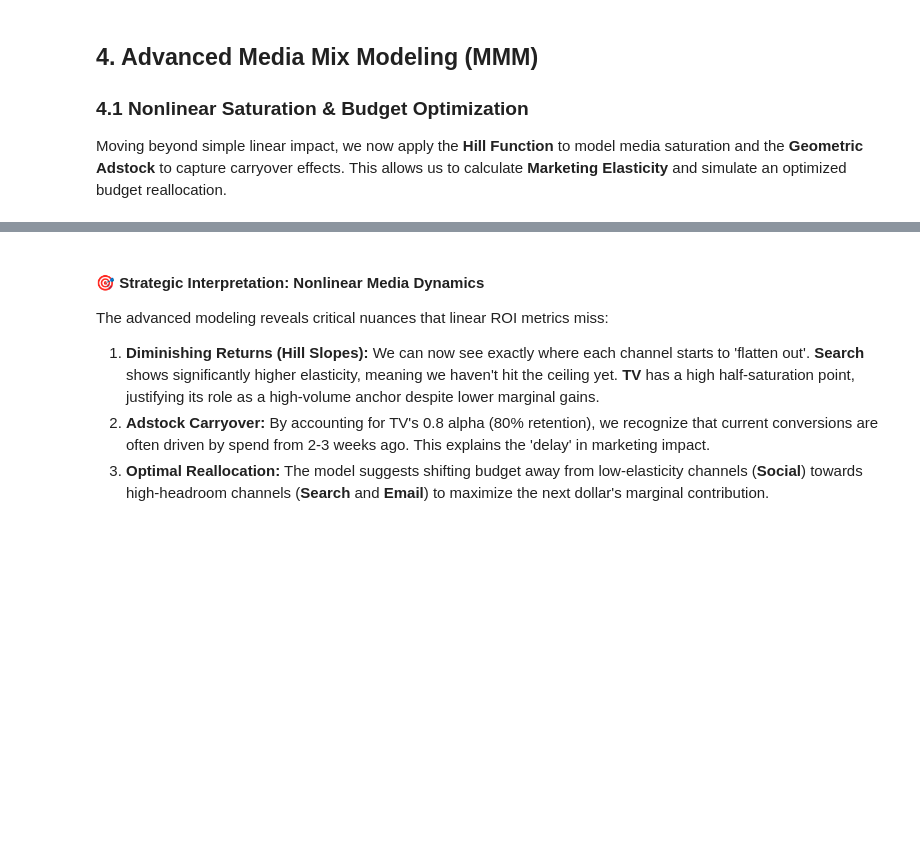
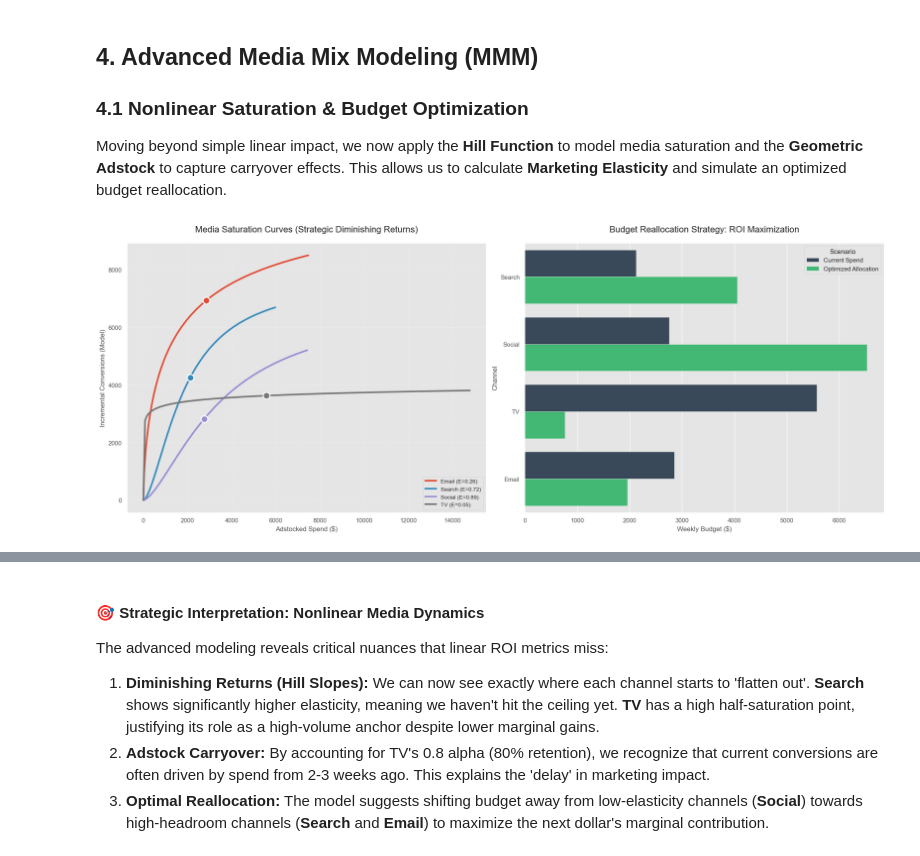
Before and after one commit to ashokaku/Advanced-Analytics-CLV-Media-Mix-Modeling, a Jupyter notebook: kenvue_analytics_master_project1.ipynb, the cells around one changed output, grey strips where cells are left out. Saved outputs shown, nothing was run; the diff lists cells and outputs as text; code cells hidden in the pictures; blank space fills up the shorter version.

```diff
--- a/kenvue_analytics_master_project1.ipynb
+++ b/kenvue_analytics_master_project1.ipynb
@@ -349,80 +359,32 @@ fig, (ax1, ax2) = plt.subplots(1, 2, figsize=(20, 8))
 
 # Subplot A: Hill Function Saturation Curves
 for ch in sorted(channels):
     max_s = df_mmm[df_mmm['channel'] == ch]['spend'].max()
     x_plot = np.linspace(0, max_s * 1.5, 200)
     y_plot = [engine.predict_response(ch, x) for x in x_plot]
 
     line = ax1.plot(x_plot, y_plot, label=f'{ch} (E={elasticities[ch]:.2f})', linewidth=3)
     ax1.scatter(avg_spends[ch], engine.predict_response(ch, avg_spends[ch]),
                 s=150, color=line[0].get_color(), edgecolors='white', linewidth=2, zorder=5)
 
 ax1.set_title('Media Saturation Curves (Strategic Diminishing Returns)', fontsize=16, pad=20)
 ax1.set_xlabel('Adstocked Spend ($)', fontsize=12)
 ax1.set_ylabel('Incremental Conversions (Model)', fontsize=12)
 ax1.legend(loc='lower right', frameon=True, fontsize=10)
 ax1.grid(True, linestyle='--', alpha=0.4)
 
 # Subplot B: Current vs Optimized Budget Allocation
 comp_df = pd.DataFrame({
     'Channel': channels,
     'Current Spend': [avg_spends[ch] for ch in channels],
     'Optimized Allocation': [new_alloc[ch] for ch in channels]
 }).melt(id_vars='Channel', var_name='Scenario', value_name='Amount')
 
 sns.barplot(data=comp_df, x='Amount', y='Channel', hue='Scenario', palette=['#34495e', '#2ecc71'], ax=ax2)
 ax2.set_title('Budget Reallocation Strategy: ROI Maximization', fontsize=16, pad=20)
 ax2.set_xlabel('Weekly Budget ($)', fontsize=12)
 
 plt.tight_layout()
 plt.show()
-
-# 5. Beautified Executive HTML Table
-summary_html = """
-<div style="padding: 25px; border-radius: 12px; background-color: #2c3e50; color: #ecf0f1; border-left: 10px solid #27ae60; font-family: sans-serif;">
-    <h2 style="color: #2ecc71; margin-top: 0; border-bottom: 1px solid #34495e; padding-bottom: 10px;">🧠 Advanced MMM Optimization Intelligence</h2>
-    <p style="font-size: 1.1em; color: #bdc3c7;">Based on nonlinear saturation modeling (Hill Functions) and decay-corrected adstock.</p>
-    <table style="width: 100%; border-collapse: collapse; margin-top: 20px; font-size: 1em;">
-        <thead>
-            <tr style="background-color: #34495e; text-transform: uppercase; letter-spacing: 1px;">
-                <th style="padding: 12px; text-align: left;">Media Channel</th>
-                <th style="padding: 12px; text-align: right;">Avg Weekly Spend</th>
-                <th style="padding: 12px; text-align: right;">Elasticity (E)</th>
-                <th style="padding: 12px; text-align: right;">Target Budget Change</th>
-                <th style="padding: 12px; text-align: center;">Execution Plan</th>
-            </tr>
-        </thead>
-        <tbody>
-"""
-
-for ch in sorted(channels):
-    e = elasticities[ch]
-    shift = ((new_alloc[ch] / avg_spends[ch]) - 1) * 100
-    if e > 1.2:
-        action, color = "🚀 SCALE UP", "#2ecc71"
-    elif e > 0.8:
-        action, color = "⚖️ MAINTAIN", "#f1c40f"
-    else:
-        action, color = "🛑 OPTIMIZE DOWN", "#e74c3c"
-
-    summary_html += f"""
-        <tr style="border-bottom: 1px solid #34495e;">
-            <td style="padding: 12px;"><b>{ch}</b></td>
-            <td style="padding: 12px; text-align: right;">${avg_spends[ch]:,.0f}</td>
-            <td style="padding: 12px; text-align: right; color: #2ecc71;"><b>{e:.2f}</b></td>
-            <td style="padding: 12px; text-align: right; color: {'#2ecc71' if shift > 0 else '#e74c3c'};"><b>{shift:+.1f}%</b></td>
-            <td style="padding: 12px; text-align: center;">
-                <span style="background-color: {color}; color: #2c3e50; padding: 5px 12px; border-radius: 20px; font-weight: bold; font-size: 0.85em;">{action}</span>
-            </td>
-        </tr>
-    """
-
-summary_html += """
-        </tbody>
-    </table>
-    <div style="margin-top: 20px; padding: 15px; background: rgba(0,0,0,0.2); border-radius: 8px; font-size: 0.95em; line-height: 1.5;">
-        <b>Key Insights:</b> Search maintains the highest elasticity, indicating significant conversion headroom before saturation. Social spend is deep in diminishing returns, and the model recommends a heavy shift to Search and TV to capture incremental gains without increasing total cost.
-    </div>
-</div>
-"""
-display(HTML(summary_html))
+# %% [output]
+[figure, added]
```
Also changed, not shown: parts of 14 cells of this notebook.
